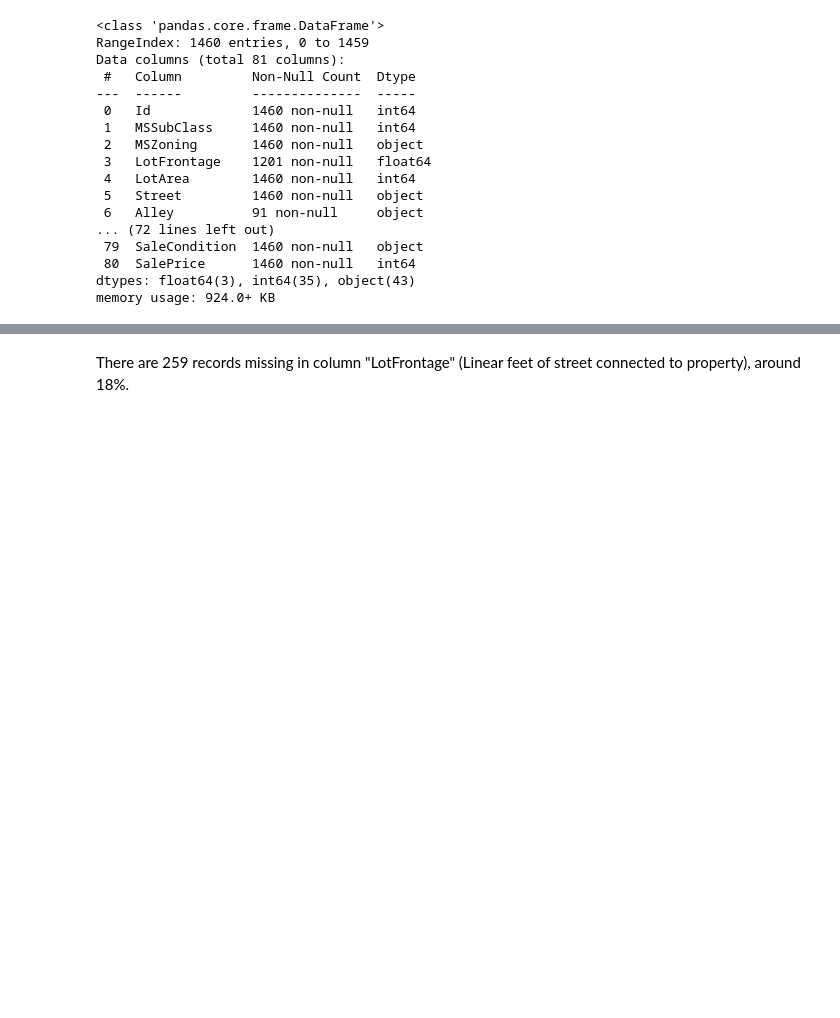
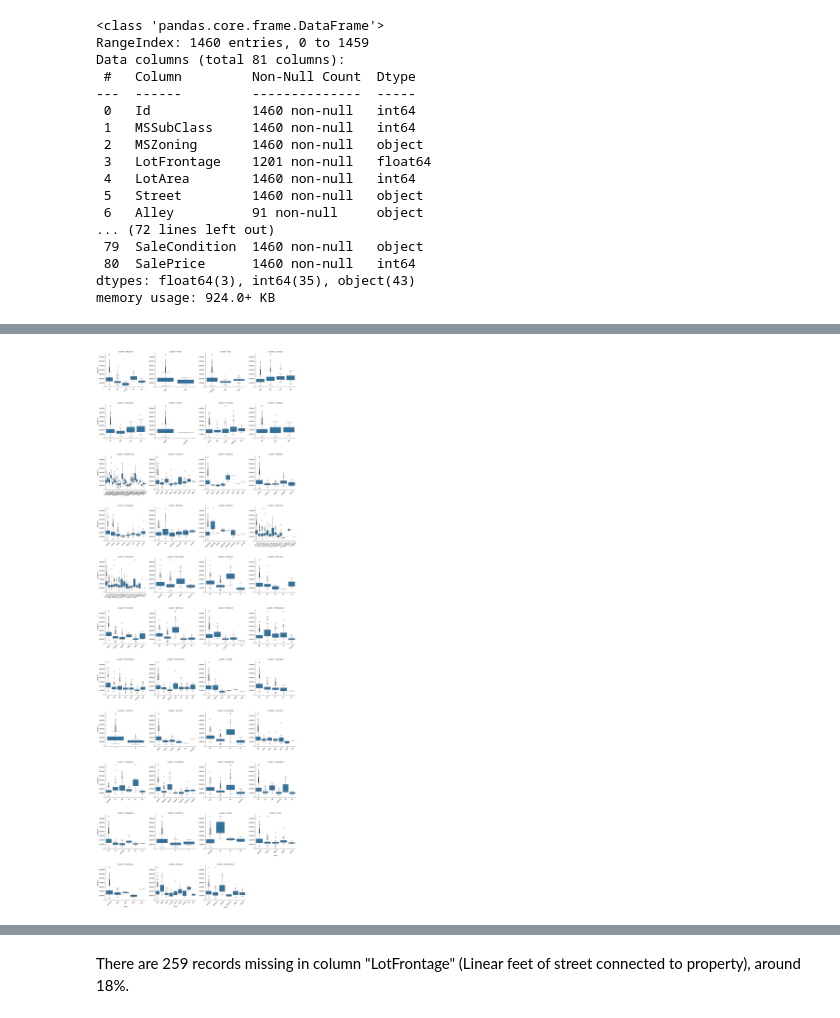
Before and after one commit to E-tech-coder/House_prices_prediction, a Jupyter notebook: copy_House_Prices.ipynb, the cells around one changed output, grey strips where cells are left out. Saved outputs shown, nothing was run; the diff lists cells and outputs as text; code cells hidden in the pictures; blank space fills up the shorter version.

```diff
--- a/copy_House_Prices.ipynb
+++ b/copy_House_Prices.ipynb
@@ -80,0 +81,3 @@ train.head()
+# %%
+cat_columns = train.columns[[train[c].dtype == "object" for c in train.columns]]
+num_columns = train.columns[[train[c].dtype != "object" for c in train.columns]]
@@ -139,2 +162,0 @@ I decided to delete these 6 columns ["Fence", "PoolQC", "MiscFeature", "Alley",
-# %%
-train = train.drop(columns = ["Fence", "PoolQC", "MiscFeature", "Alley", "MasVnrType", "FireplaceQu"])
@@ -140,0 +169,9 @@ train = train.drop(columns = ["Fence", "PoolQC", "MiscFeature", "Alley", "MasVnr
+# %%
+for c in cat_columns:
+  train[c] = train[c].astype("category")
+  if train[c].isna().any() :
+    train[c] = train[c].cat.add_categories("Missing")
+    train[c] = train[c].fillna("Missing")
+# %%
+melted = pd.melt(train, id_vars="SalePrice", value_vars=cat_columns)
+melted.head(10)
@@ -140,0 +190,20 @@ train = train.drop(columns = ["Fence", "PoolQC", "MiscFeature", "Alley", "MasVnr
+# %%
+# g = sns.FacetGrid(data = melted, col = "variable", col_wrap = 4 , sharex= False, sharey= False)
+# g.map_dataframe(sns.boxplot, x = "value", y = "SalePrice")
+
+g = sns.catplot(
+      data = melted,
+      x = "value",
+      y = "SalePrice",
+      col = "variable",
+      col_wrap = 4,
+      sharex= False,
+      sharey= False,
+      kind = "box")
+
+for ax in g.axes.flat:
+  ax.tick_params(axis = "x", rotation = 45)
+
+g.fig.subplots_adjust(hspace= 0.5)
+# %% [output]
+[figure, added]
```
Also changed, not shown: parts of 12 cells of this notebook.
